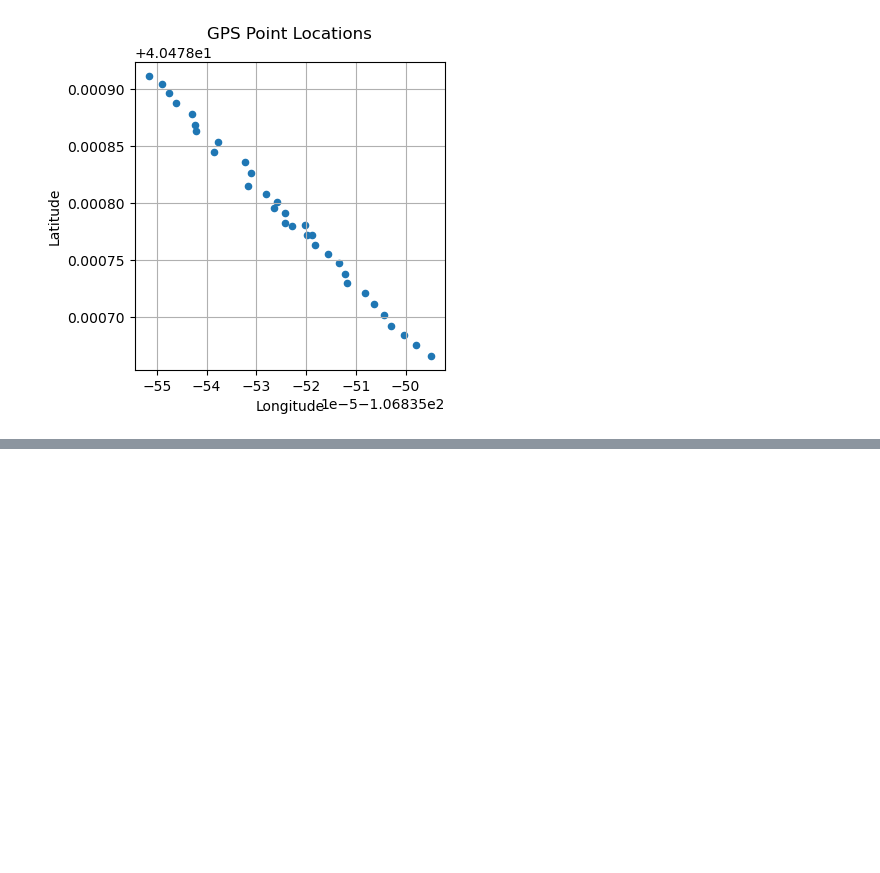
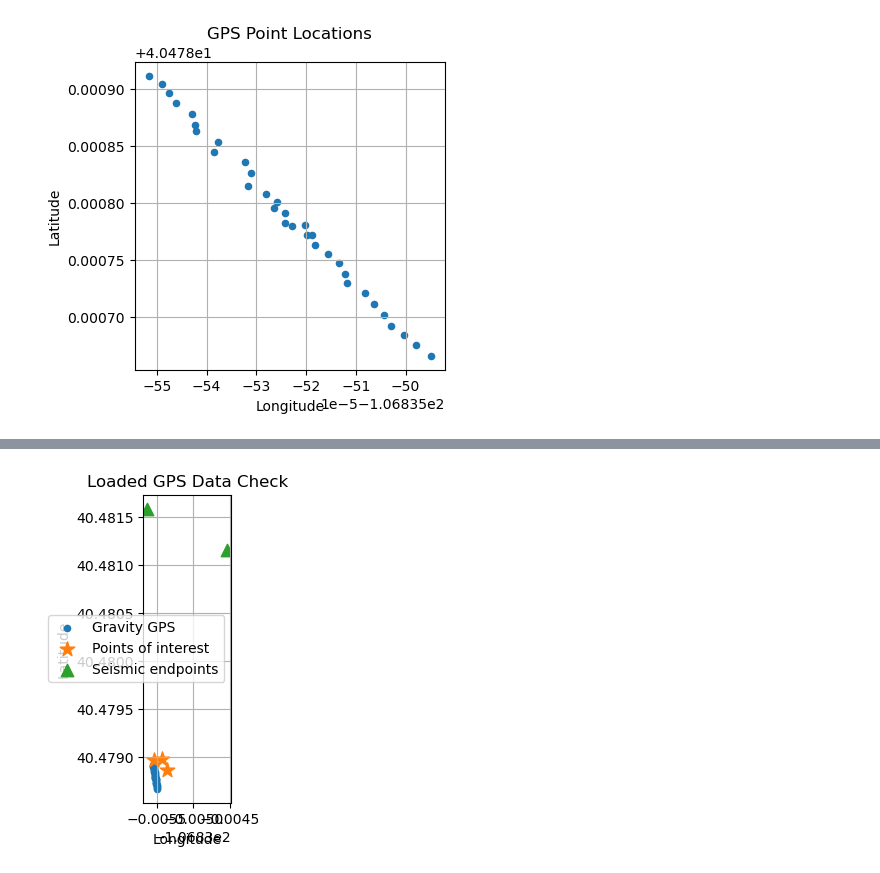
Before and after one commit to tessamurphy16/Geophysical-Characterization-of-the-Historic-Onyx-Mine-in-Steamboat-Springs-CO.-, a Jupyter notebook: notebooks/WORKING ipynb files/gravity_gps.ipynb, the cells around one changed output, grey strips where cells are left out. Cells and saved outputs as stored; diff of their text form; code cells hidden in the pictures; blank space fills up the shorter version.

```diff
--- a/notebooks/WORKING ipynb files/gravity_gps.ipynb
+++ b/notebooks/WORKING ipynb files/gravity_gps.ipynb
@@ -64,0 +71,8 @@ gps.to_csv("gps_points_with_elevation.csv", index=False)
+# %%
+poi_path = "../../data/GPR/raw_data/GPS_Emlid/group2_onyx_mine.csv"
+
+poi_df = pd.read_csv(poi_path)
+
+print("POI data shape:", poi_df.shape)
+print(poi_df.columns)
+poi_df.head()
@@ -64,0 +139,23 @@ gps.to_csv("gps_points_with_elevation.csv", index=False)
+# %%
+gravity_gdf = gpd.GeoDataFrame(
+    gravity_gps,
+    geometry=gpd.points_from_xy(gravity_gps["Longitude"], gravity_gps["Latitude"]),
+    crs="EPSG:4326"
+)
+
+poi_gdf = gpd.GeoDataFrame(
+    poi_gps,
+    geometry=gpd.points_from_xy(poi_gps["Longitude"], poi_gps["Latitude"]),
+    crs="EPSG:4326"
+)
+# %%
+seismic_gdf = gpd.GeoDataFrame(
+    seismic_endpoints,
+    geometry=gpd.points_from_xy(seismic_endpoints["easting"], seismic_endpoints["northing"]),
+    crs="EPSG:32613"
+)
+
+# Convert seismic points to lat/lon so all raw GPS layers match
+seismic_gdf_latlon = seismic_gdf.to_crs(epsg=4326)
+
+seismic_gdf_latlon
@@ -64,0 +192,16 @@ gps.to_csv("gps_points_with_elevation.csv", index=False)
+# %%
+fig, ax = plt.subplots(figsize=(4, 4))
+
+gravity_gdf.plot(ax=ax, marker="o", markersize=20, label="Gravity GPS")
+poi_gdf.plot(ax=ax, marker="*", markersize=120, label="Points of interest")
+seismic_gdf_latlon.plot(ax=ax, marker="^", markersize=80, label="Seismic endpoints")
+
+ax.set_xlabel("Longitude")
+ax.set_ylabel("Latitude")
+ax.set_title("Loaded GPS Data Check")
+ax.legend()
+ax.grid(True)
+
+plt.show()
+# %% [output]
+[figure, added]
```
Also changed, not shown: parts of 26 cells of this notebook.
